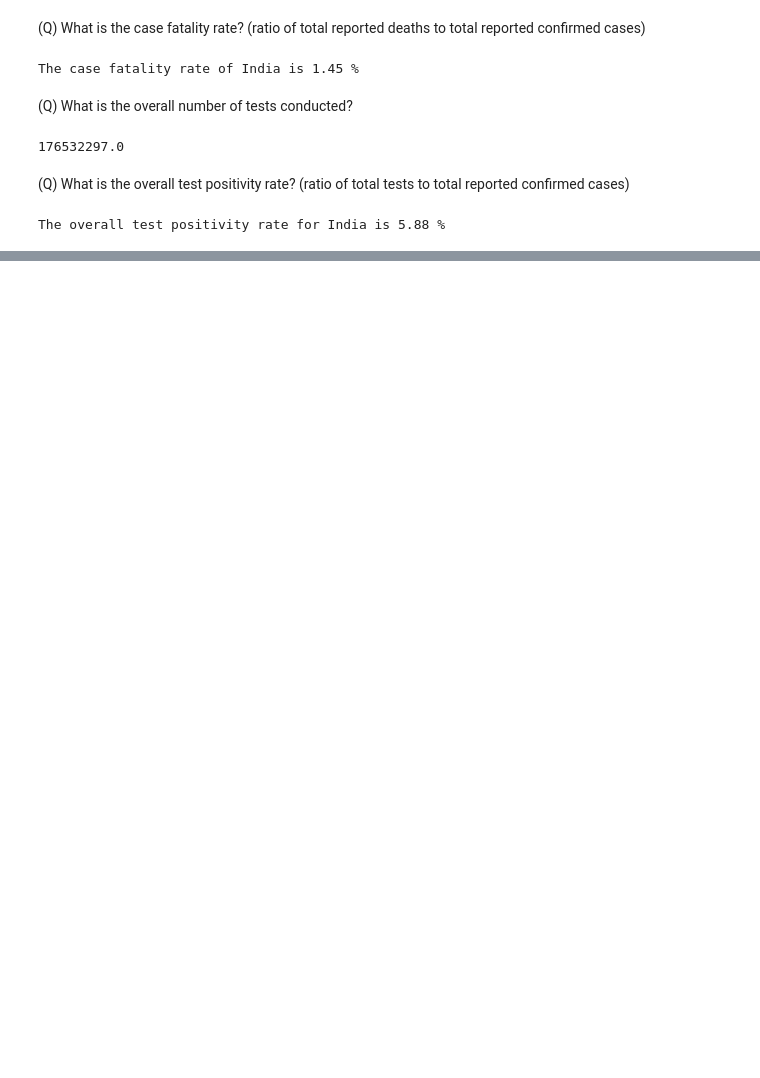
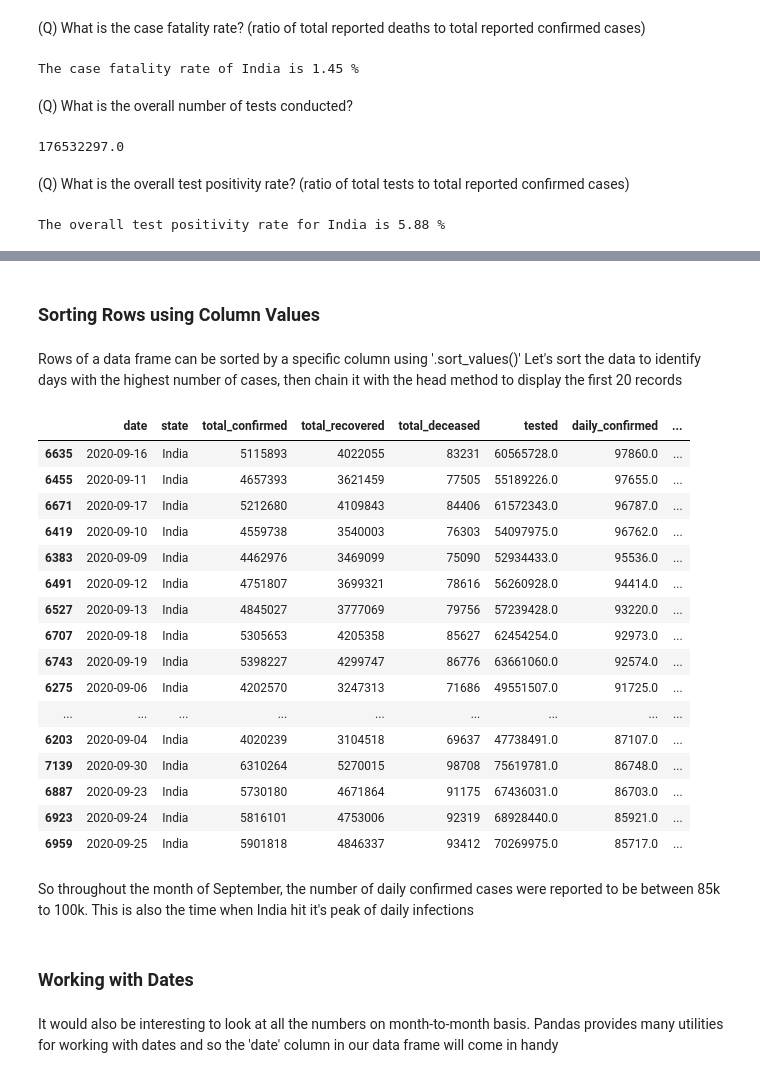
Before and after one commit to enumulak/EK_ML, a Jupyter notebook: Pandas/LearnPandas_Covid19_IndiaAnalysis_v2.0.ipynb, the cells around one changed output, grey strips where cells are left out. Cells and saved outputs as stored; diff of their text form; code cells hidden in the pictures; blank space fills up the shorter version.

Commit message:
Added more sections to Pandas Notebook

```diff
--- a/Pandas/LearnPandas_Covid19_IndiaAnalysis_v2.0.ipynb
+++ b/Pandas/LearnPandas_Covid19_IndiaAnalysis_v2.0.ipynb
@@ -651,0 +726,31 @@ The overall test positivity rate for India is 5.88 %
+# %% [markdown]
+### Sorting Rows using Column Values
+# %% [markdown]
+Rows of a data frame can be sorted by a specific column using '.sort_values()'
+Let's sort the data to identify days with the highest number of cases, then chain it with the head method to display the first 20 records
+# %%
+covid_ind_df.sort_values('daily_confirmed', ascending=False).head(20)
+# %% [output]
+|  | date | state | total_confirmed | total_recovered | total_deceased | tested | daily_confirmed | ... |
+| 6635 | 2020-09-16 | India | 5115893 | 4022055 | 83231 | 60565728.0 | 97860.0 | ... |
+| 6455 | 2020-09-11 | India | 4657393 | 3621459 | 77505 | 55189226.0 | 97655.0 | ... |
+| 6671 | 2020-09-17 | India | 5212680 | 4109843 | 84406 | 61572343.0 | 96787.0 | ... |
+| 6419 | 2020-09-10 | India | 4559738 | 3540003 | 76303 | 54097975.0 | 96762.0 | ... |
+| 6383 | 2020-09-09 | India | 4462976 | 3469099 | 75090 | 52934433.0 | 95536.0 | ... |
+| 6491 | 2020-09-12 | India | 4751807 | 3699321 | 78616 | 56260928.0 | 94414.0 | ... |
+| 6527 | 2020-09-13 | India | 4845027 | 3777069 | 79756 | 57239428.0 | 93220.0 | ... |
+| 6707 | 2020-09-18 | India | 5305653 | 4205358 | 85627 | 62454254.0 | 92973.0 | ... |
+| 6743 | 2020-09-19 | India | 5398227 | 4299747 | 86776 | 63661060.0 | 92574.0 | ... |
+| 6275 | 2020-09-06 | India | 4202570 | 3247313 | 71686 | 49551507.0 | 91725.0 | ... |
+| ... | ... | ... | ... | ... | ... | ... | ... | ... |
+| 6203 | 2020-09-04 | India | 4020239 | 3104518 | 69637 | 47738491.0 | 87107.0 | ... |
+| 7139 | 2020-09-30 | India | 6310264 | 5270015 | 98708 | 75619781.0 | 86748.0 | ... |
+| 6887 | 2020-09-23 | India | 5730180 | 4671864 | 91175 | 67436031.0 | 86703.0 | ... |
+| 6923 | 2020-09-24 | India | 5816101 | 4753006 | 92319 | 68928440.0 | 85921.0 | ... |
+| 6959 | 2020-09-25 | India | 5901818 | 4846337 | 93412 | 70269975.0 | 85717.0 | ... |
+# %% [markdown]
+So throughout the month of September, the number of daily confirmed cases were reported to be between 85k to 100k. This is also the time when India hit it's peak of daily infections
+# %% [markdown]
+### Working with Dates
+# %% [markdown]
+It would also be interesting to look at all the numbers on month-to-month basis. Pandas provides many utilities for working with dates and so the 'date' column in our data frame will come in handy
```
Also changed, not shown: parts of 31 cells of this notebook.
